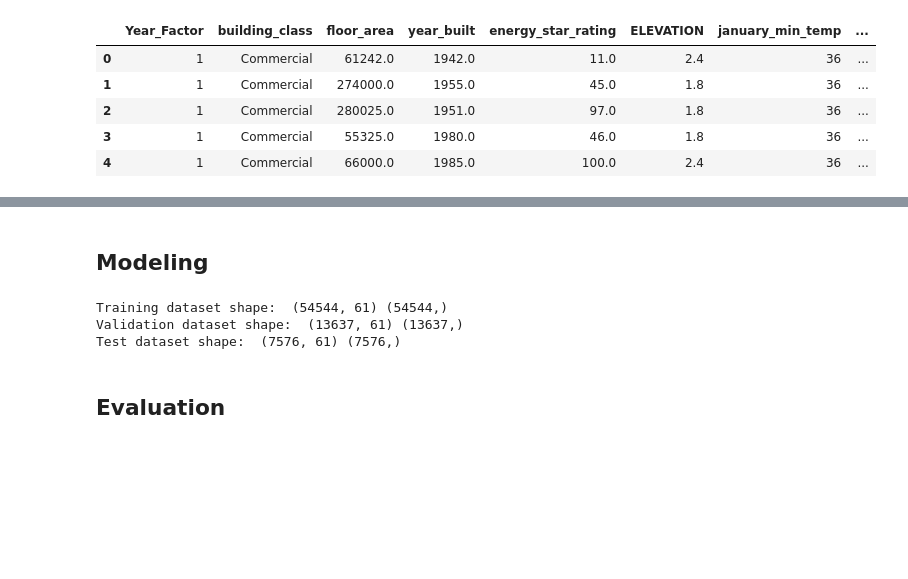
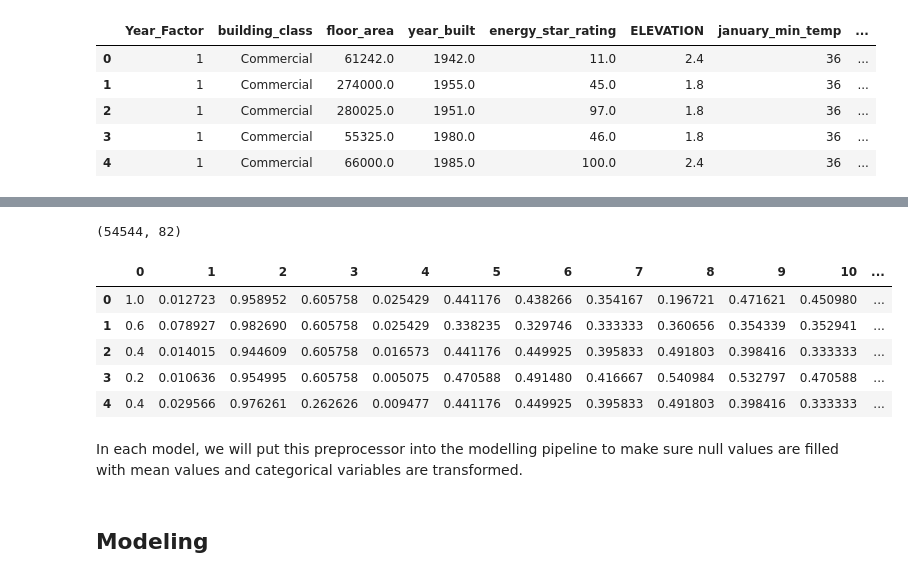
Before and after one commit to emykes/Energy_Consumption_Prediction, a Jupyter notebook: notebook.ipynb, the cells around one changed output, grey strips where cells are left out. Drawn from its saved outputs; the diff is of its cells as text; code cells hidden in the pictures; blank space fills up the shorter version.

Commit message:
update modeling

```diff
--- a/notebook.ipynb
+++ b/notebook.ipynb
@@ -605,0 +563,20 @@ pd.DataFrame(X_cleaned_final)
+# %%
+# Preprocessing with Pipelines
+num_transformer = Pipeline(steps=[
+    ('num_imputer', SimpleImputer()),   # replace missing values with mean by SimpleImouter
+    ('minmaxscaler', MinMaxScaler())    # Scale the numbers by MinMaxScaler
+])
+
+ohe_transformer = Pipeline(steps=[
+    ('ohe_encoder', OneHotEncoder(handle_unknown='ignore'))       # Transform each category into a new column
+])
+# %%
+# Preprocessor defined using ColumnTransformer by packaging the all components together
+preprocessor = ColumnTransformer(
+    transformers=[
+        ('num', num_transformer, num_cols),
+        ('ohe', ohe_transformer, ohe_cols)
+    ])
+# %%
+# Fitting preprocessor to see the components as a whole
+preprocessor.fit(X_train)
@@ -606,2 +601,20 @@ pd.DataFrame(X_cleaned_final)
+# %%
+# Let'see what this looks like after the preprocessor transformation
+X_train_transformed = preprocessor.transform(X_train)
+X_train_transformed.shape
+# %% [output]
+(54544, 82)
+# %%
+# Visualize it with Pandas dataframe
+pd.DataFrame(X_train_transformed).head()
+# %% [output]
+|  | 0 | 1 | 2 | 3 | 4 | 5 | 6 | 7 | 8 | 9 | 10 | ... |
+| 0 | 1.0 | 0.012723 | 0.958952 | 0.605758 | 0.025429 | 0.441176 | 0.438266 | 0.354167 | 0.196721 | 0.471621 | 0.450980 | ... |
+| 1 | 0.6 | 0.078927 | 0.982690 | 0.605758 | 0.025429 | 0.338235 | 0.329746 | 0.333333 | 0.360656 | 0.354339 | 0.352941 | ... |
+| 2 | 0.4 | 0.014015 | 0.944609 | 0.605758 | 0.016573 | 0.441176 | 0.449925 | 0.395833 | 0.491803 | 0.398416 | 0.333333 | ... |
+| 3 | 0.2 | 0.010636 | 0.954995 | 0.605758 | 0.005075 | 0.470588 | 0.491480 | 0.416667 | 0.540984 | 0.532797 | 0.470588 | ... |
+| 4 | 0.4 | 0.029566 | 0.976261 | 0.262626 | 0.009477 | 0.441176 | 0.449925 | 0.395833 | 0.491803 | 0.398416 | 0.333333 | ... |
+# %% [markdown]
+In each model, we will put this preprocessor into the modelling pipeline to make sure null values are filled with mean values and categorical variables are transformed.
 # %% [markdown]
 ## Modeling
@@ -614,10 +620,0 @@ X_train, X_val, y_train, y_val = train_test_split(X_tr, y_tr, test_size = 0.2, r
-# %%
-print('Training dataset shape: ', X_train.shape, y_train.shape)
-print('Validation dataset shape: ', X_val.shape, y_val.shape)
-print('Test dataset shape: ', X_test.shape, y_test.shape)
-# %% [output]
-Training dataset shape:  (54544, 61) (54544,)
-Validation dataset shape:  (13637, 61) (13637,)
-Test dataset shape:  (7576, 61) (7576,)
-# %% [markdown]
-## Evaluation
```
Also changed, not shown: parts of 41 cells of this notebook.
